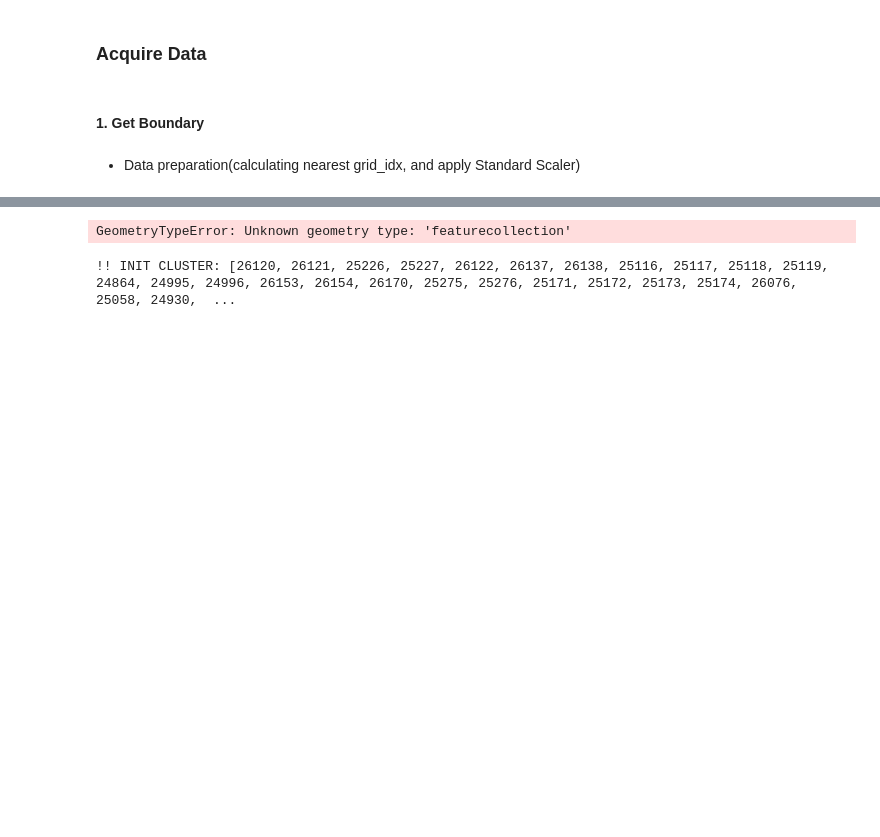
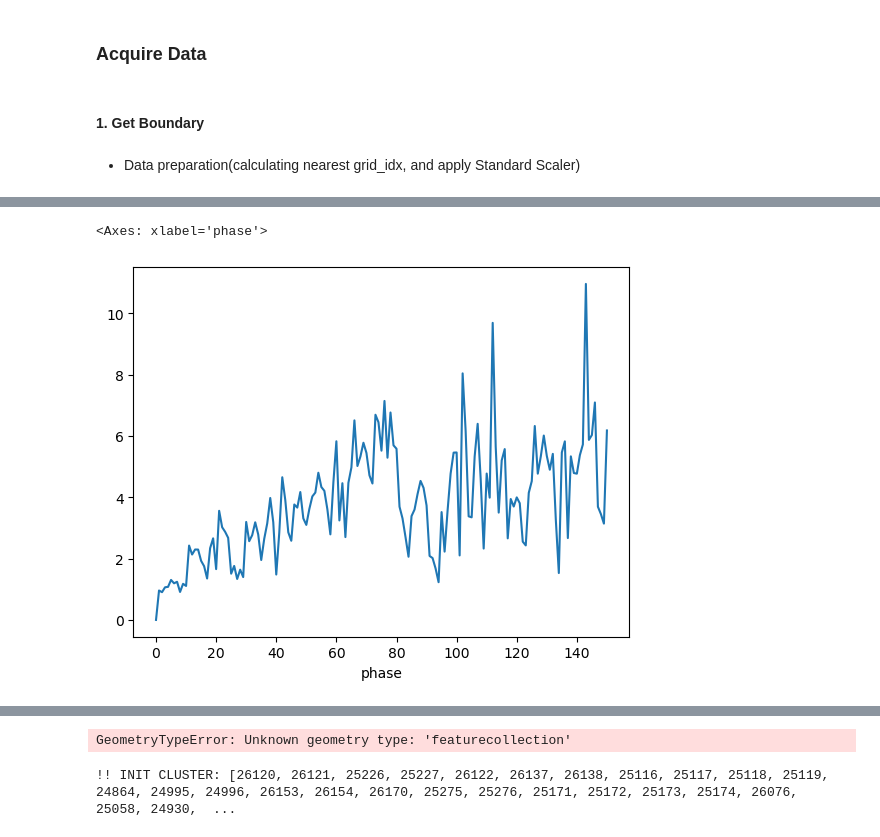
Before and after one commit to woooleee/msd, a Jupyter notebook: experiment/distsim.ipynb, the cells around one changed output, grey strips where cells are left out. Saved outputs shown, nothing was run; the diff lists cells and outputs as text; code cells hidden in the pictures; blank space fills up the shorter version.

```diff
--- a/experiment/distsim.ipynb
+++ b/experiment/distsim.ipynb
@@ -218,0 +263,6 @@ cluster_gdf.explore()
+# %%
+min_values = phase_results.groupby('phase')['final_cal'].min()
+min_values.plot()
+# %% [output]
+<Axes: xlabel='phase'>
+[figure, added]
```
Also changed, not shown: parts of 16 cells of this notebook, 16 other files.
